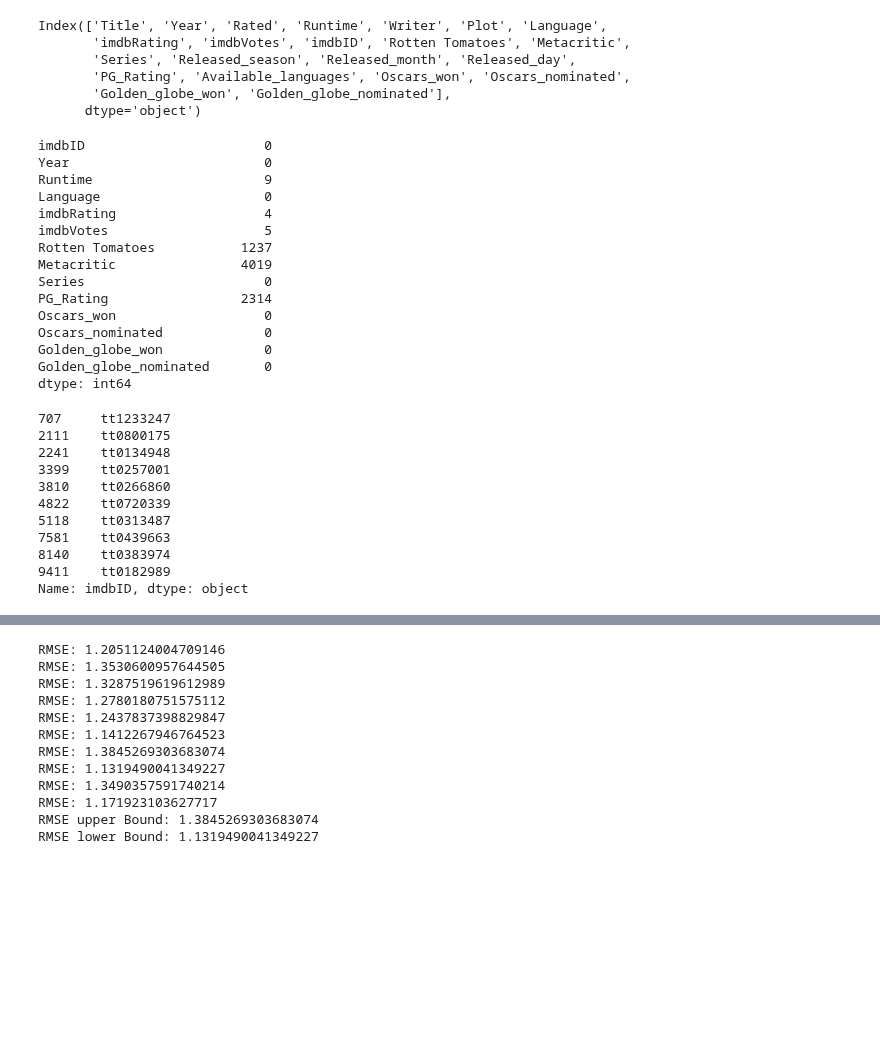
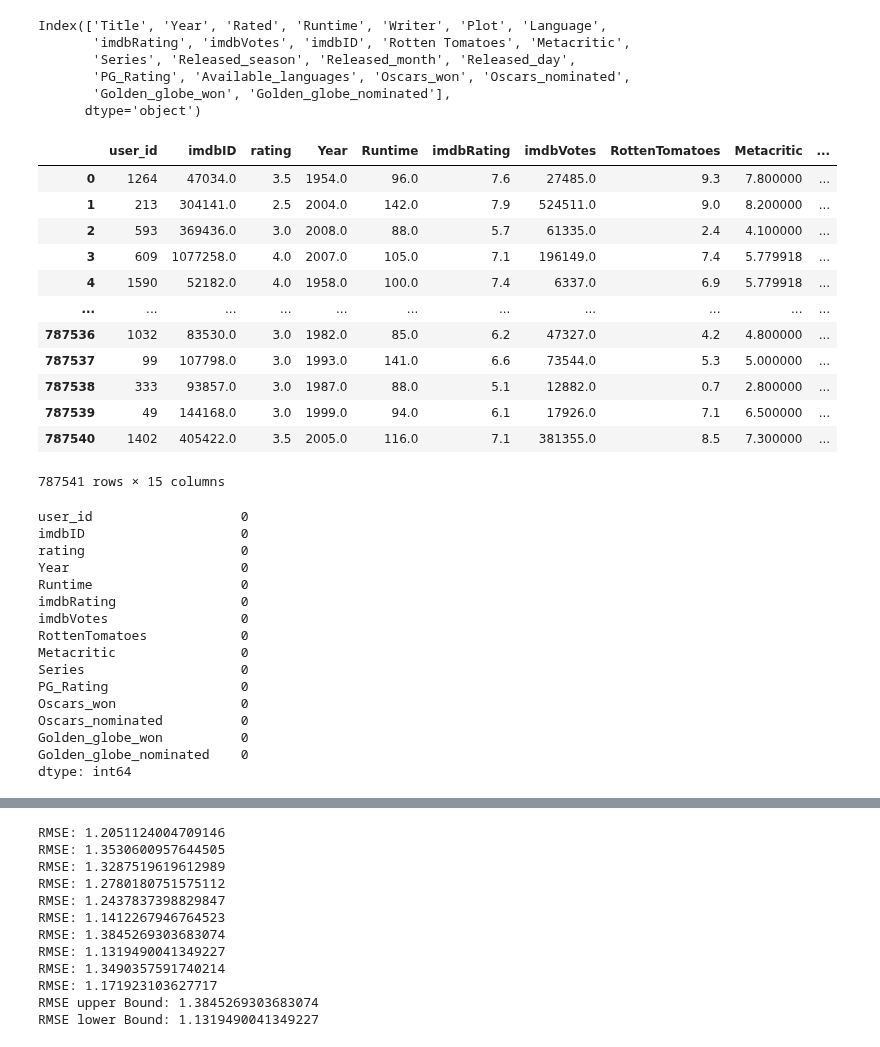
Before and after one commit to yuayixio/MovieRatingPredictor, a Jupyter notebook: notebooks/ContentbasedFiltering/ContentBasedFiltering.ipynb, the cells around one changed output, grey strips where cells are left out. Drawn from its saved outputs; the diff is of its cells as text; code cells hidden in the pictures; blank space fills up the shorter version.

```diff
--- a/notebooks/ContentbasedFiltering/ContentBasedFiltering.ipynb
+++ b/notebooks/ContentbasedFiltering/ContentBasedFiltering.ipynb
@@ -72,25 +47,41 @@ Index(['Title', 'Year', 'Rated', 'Runtime', 'Writer', 'Plot', 'Language',
        'Golden_globe_won', 'Golden_globe_nominated'],
       dtype='object')
 # %%
-# Select relevant columns
-omdb = omdb[['imdbID', 'Year', 'Runtime', 'Language', 'imdbRating', 'imdbVotes', 'Rotten Tomatoes', 'Metacritic',
+merged_data = knn_preprocessing(['imdbID', 'Year', 'Runtime', 'Language', 'imdbRating', 'imdbVotes', 'Rotten Tomatoes', 'Metacritic',
        'Series', 'PG_Rating', 'Oscars_won', 'Oscars_nominated',
-       'Golden_globe_won', 'Golden_globe_nominated']]
+       'Golden_globe_won', 'Golden_globe_nominated'])
+# %%
+merged_data
+# %% [output]
+|  | user_id | imdbID | rating | Year | Runtime | imdbRating | imdbVotes | RottenTomatoes | Metacritic | ... |
+| 0 | 1264 | 47034.0 | 3.5 | 1954.0 | 96.0 | 7.6 | 27485.0 | 9.3 | 7.800000 | ... |
+| 1 | 213 | 304141.0 | 2.5 | 2004.0 | 142.0 | 7.9 | 524511.0 | 9.0 | 8.200000 | ... |
+| 2 | 593 | 369436.0 | 3.0 | 2008.0 | 88.0 | 5.7 | 61335.0 | 2.4 | 4.100000 | ... |
+| 3 | 609 | 1077258.0 | 4.0 | 2007.0 | 105.0 | 7.1 | 196149.0 | 7.4 | 5.779918 | ... |
+| 4 | 1590 | 52182.0 | 4.0 | 1958.0 | 100.0 | 7.4 | 6337.0 | 6.9 | 5.779918 | ... |
+| ... | ... | ... | ... | ... | ... | ... | ... | ... | ... | ... |
+| 787536 | 1032 | 83530.0 | 3.0 | 1982.0 | 85.0 | 6.2 | 47327.0 | 4.2 | 4.800000 | ... |
+| 787537 | 99 | 107798.0 | 3.0 | 1993.0 | 141.0 | 6.6 | 73544.0 | 5.3 | 5.000000 | ... |
+| 787538 | 333 | 93857.0 | 3.0 | 1987.0 | 88.0 | 5.1 | 12882.0 | 0.7 | 2.800000 | ... |
+| 787539 | 49 | 144168.0 | 3.0 | 1999.0 | 94.0 | 6.1 | 17926.0 | 7.1 | 6.500000 | ... |
+| 787540 | 1402 | 405422.0 | 3.5 | 2005.0 | 116.0 | 7.1 | 381355.0 | 8.5 | 7.300000 | ... |
+787541 rows × 15 columns
 # %%
-omdb.isna().sum()
+merged_data.isna().sum()
 # %% [output]
-imdbID                       0
-Year                         0
-Runtime                      9
-Language                     0
-imdbRating                   4
-imdbVotes                    5
-Rotten Tomatoes           1237
-Metacritic                4019
-Series                       0
-PG_Rating                 2314
-Oscars_won                   0
-Oscars_nominated             0
-Golden_globe_won             0
-Golden_globe_nominated       0
+user_id                   0
+imdbID                    0
+rating                    0
+Year                      0
+Runtime                   0
+imdbRating                0
+imdbVotes                 0
+RottenTomatoes            0
+Metacritic                0
+Series                    0
+PG_Rating                 0
+Oscars_won                0
+Oscars_nominated          0
+Golden_globe_won          0
+Golden_globe_nominated    0
 dtype: int64
@@ -101,15 +87,0 @@ omdb = imdb_ids.merge(omdb, how='left', on='imdbID')
-# %%
-# missing entries in omdb dataset
-omdb[omdb['Year'].isna()]['imdbID']
-# %% [output]
-707     tt1233247
-2111    tt0800175
-2241    tt0134948
-3399    tt0257001
-3810    tt0266860
-4822    tt0720339
-5118    tt0313487
-7581    tt0439663
-8140    tt0383974
-9411    tt0182989
-Name: imdbID, dtype: object
```
Also changed, not shown: parts of 84 cells of this notebook, 2 other files.
